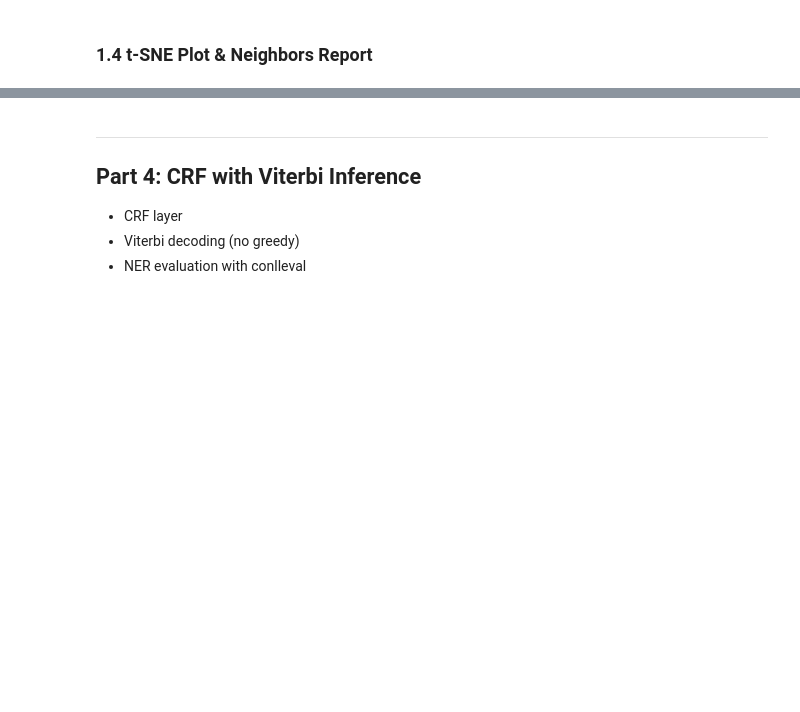
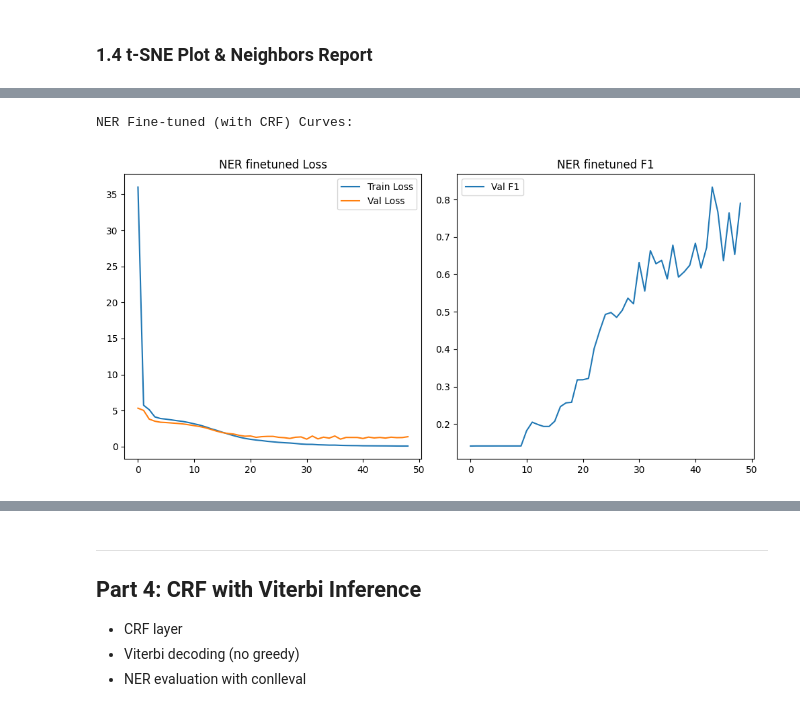
Before and after one commit to Minato-sudo/i23-2548-NLP-Assignment2, a Jupyter notebook: notebook.ipynb, the cells around one changed output, grey strips where cells are left out. Drawn from its saved outputs; the diff is of its cells as text; code cells hidden in the pictures; blank space fills up the shorter version.

```diff
--- a/notebook.ipynb
+++ b/notebook.ipynb
@@ -217,0 +172,7 @@ Condition C3 (Cleaned Corpus) generally yields better semantic embeddings compar
+# %%
+# 2.2 NER (BiLSTM-CRF)
+print("NER Fine-tuned (with CRF) Curves:")
+display(Image(filename='plots/ner_finetuned.png'))
+# %% [output]
+NER Fine-tuned (with CRF) Curves:
+[figure, added]
```
Also changed, not shown: parts of 32 cells of this notebook, 18 other files.
